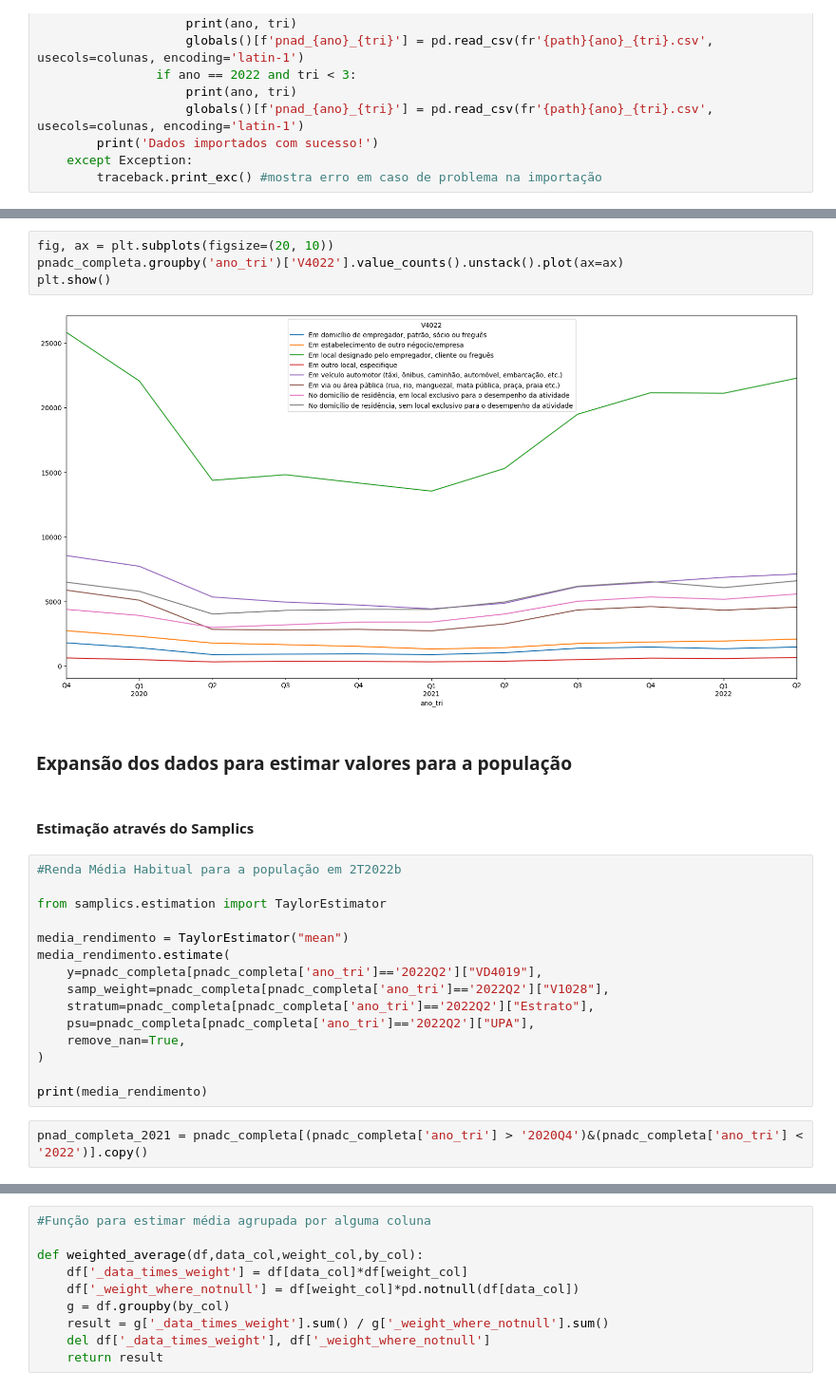
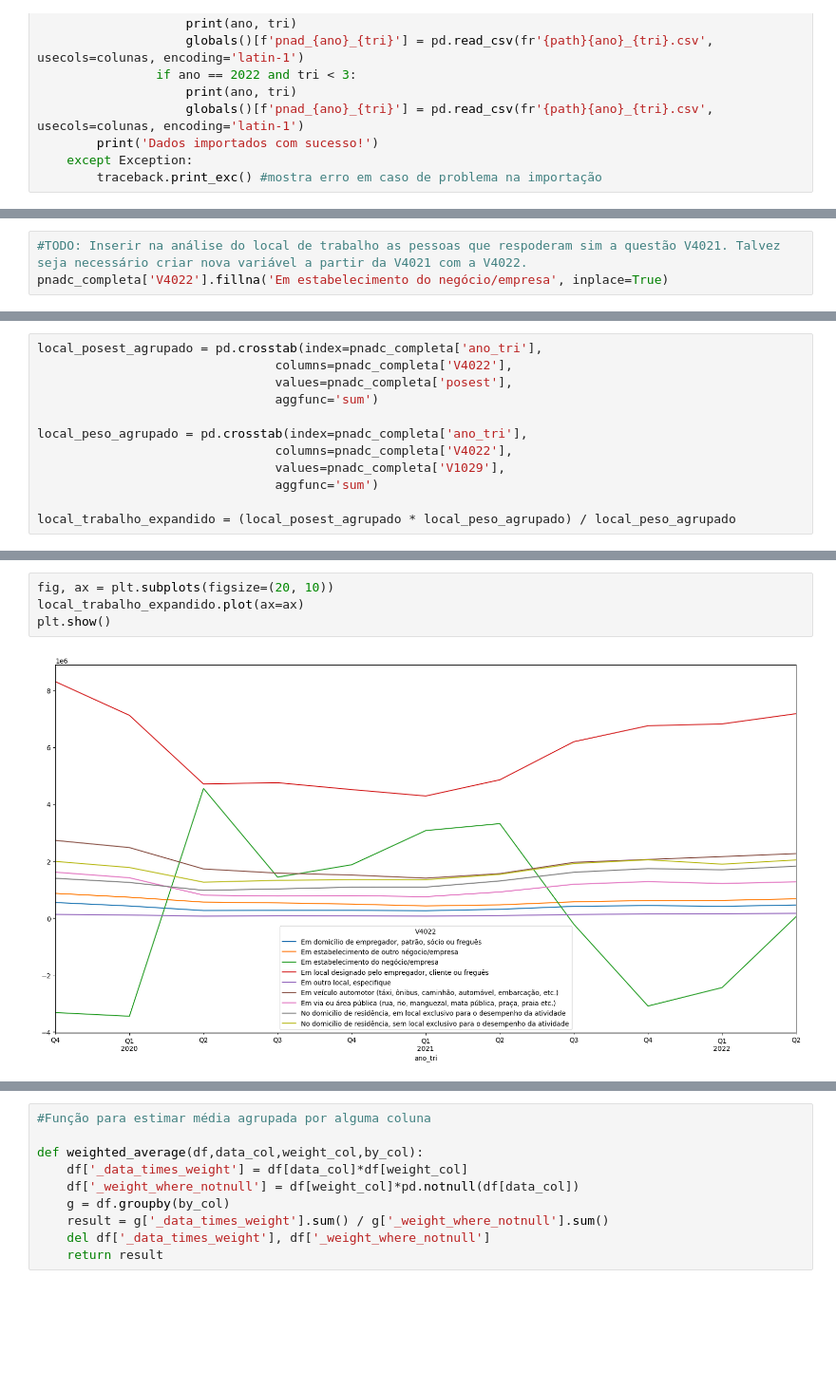
Before and after one commit to msbrasil/Mercado-de-Trabalho-Remoto, a Jupyter notebook: Local de Trabalho.ipynb, the cells around one changed output, grey strips where cells are left out. Shown at 95% size. Cells and saved outputs as stored; diff of their text form; blank space fills up the shorter version.

Commit message:
Expansão e Estimativas
Estimativas para população total com base nas variáveis V1033, V1028, V1029 e posest

```diff
--- a/Local de Trabalho.ipynb
+++ b/Local de Trabalho.ipynb
@@ -198,4 +201,7 @@ pnadc_completa = pd.concat([pnad_2019_4_id_local,
                             pnad_2021_4_id_local,
                             pnad_2022_1_id_local,
                             pnad_2022_2_id_local])
+# %%
+#TODO: Inserir na análise do local de trabalho as pessoas que respoderam sim a questão V4021. Talvez seja necessário criar nova variável a partir da V4021 com a V4022.
+pnadc_completa['V4022'].fillna('Em estabelecimento do negócio/empresa', inplace=True)
 # %%
@@ -226,0 +294,12 @@ display(pnadc_completa)
+# %%
+local_posest_agrupado = pd.crosstab(index=pnadc_completa['ano_tri'],
+                                columns=pnadc_completa['V4022'],
+                                values=pnadc_completa['posest'],
+                                aggfunc='sum')
+
+local_peso_agrupado = pd.crosstab(index=pnadc_completa['ano_tri'],
+                                columns=pnadc_completa['V4022'],
+                                values=pnadc_completa['V1029'],
+                                aggfunc='sum')
+
+local_trabalho_expandido = (local_posest_agrupado * local_peso_agrupado) / local_peso_agrupado
@@ -263,27 +348,6 @@ plt.show()
 # %%
 fig, ax = plt.subplots(figsize=(20, 10))
-pnadc_completa.groupby('ano_tri')['V4022'].value_counts().unstack().plot(ax=ax)
+local_trabalho_expandido.plot(ax=ax)
 plt.show()
 # %% [output]
-[figure, old version]
+[figure, new version]
-# %% [markdown]
-### Expansão dos dados para estimar valores para a população
-# %% [markdown]
-#### Estimação através do Samplics
-# %%
-#Renda Média Habitual para a população em 2T2022b
-
-from samplics.estimation import TaylorEstimator
-
-media_rendimento = TaylorEstimator("mean")
-media_rendimento.estimate(
-    y=pnadc_completa[pnadc_completa['ano_tri']=='2022Q2']["VD4019"],
-    samp_weight=pnadc_completa[pnadc_completa['ano_tri']=='2022Q2']["V1028"],
-    stratum=pnadc_completa[pnadc_completa['ano_tri']=='2022Q2']["Estrato"],
-    psu=pnadc_completa[pnadc_completa['ano_tri']=='2022Q2']["UPA"],
-    remove_nan=True,
-)
-
-print(media_rendimento)
-# %%
-pnad_completa_2021 = pnadc_completa[(pnadc_completa['ano_tri'] > '2020Q4')&(pnadc_completa['ano_tri'] < '2022')].copy()
```
Also changed, not shown: parts of 32 cells of this notebook.
